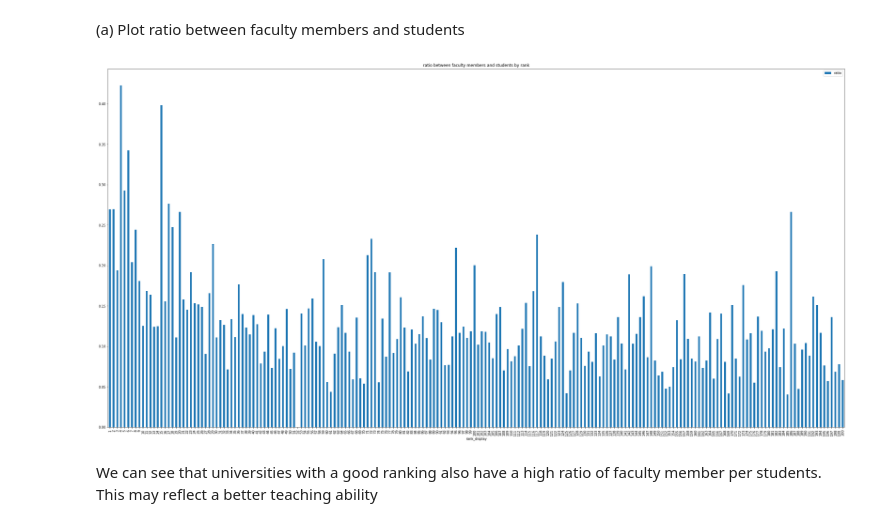
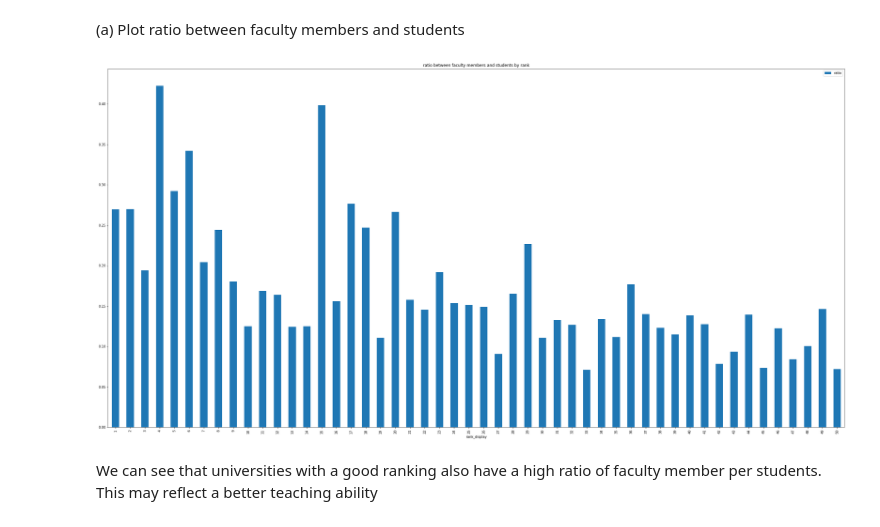
Before and after one commit to IsaacLeimgruber/ADA_labs_repo, a Jupyter notebook: 02 - Data from the Web/hw02_kevin.ipynb, the cells around one changed output. Saved outputs shown, nothing was run; the diff lists cells and outputs as text; code cells hidden in the pictures.

```diff
--- a/02 - Data from the Web/hw02_kevin.ipynb
+++ b/02 - Data from the Web/hw02_kevin.ipynb
@@ -659,12 +659,12 @@ region_df.head()
 # %%
 # We only take the rank and the ratio that we need. We sort the rank and plot the result
 
 df_rank_mem_stu = ratio_mem_stu[["rank_display", "ratio"]]
 df_rank_mem_stu = df_rank_mem_stu.set_index("rank_display")
-df_rank_mem_stu = df_rank_mem_stu.sort_index()
+df_rank_mem_stu = df_rank_mem_stu.sort_index()[:50] # see in mattermost only need to plot 50 first
 df_rank_mem_stu.plot(kind = 'bar', title ="ratio between faculty members and students by rank", figsize=(40,20));
 # %% [output]
-[figure, old version]
+[figure, new version]
 # %% [markdown]
 We can see that universities with a good ranking also have a high ratio of faculty member per students. This may reflect a better teaching ability
 # %% [markdown]
```
Also changed, not shown: parts of 9 cells of this notebook.
